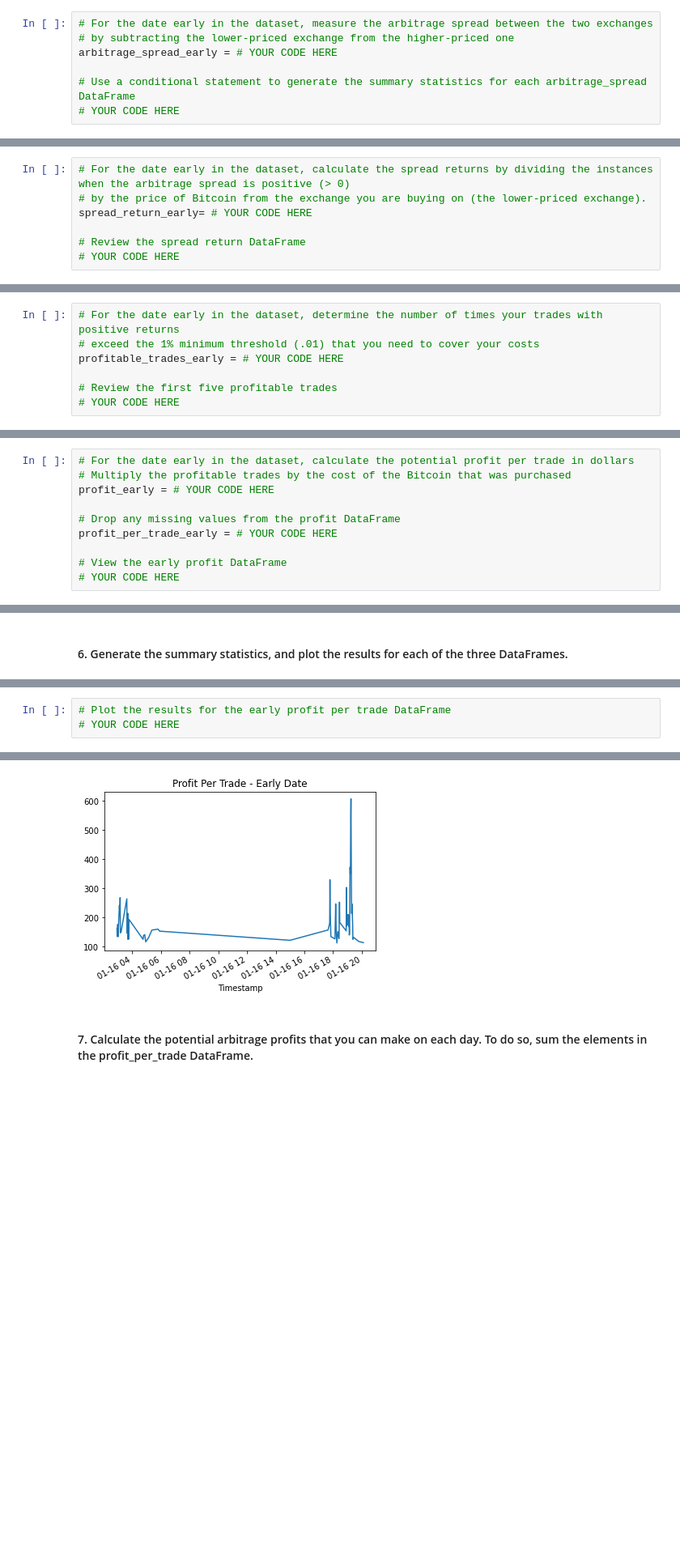
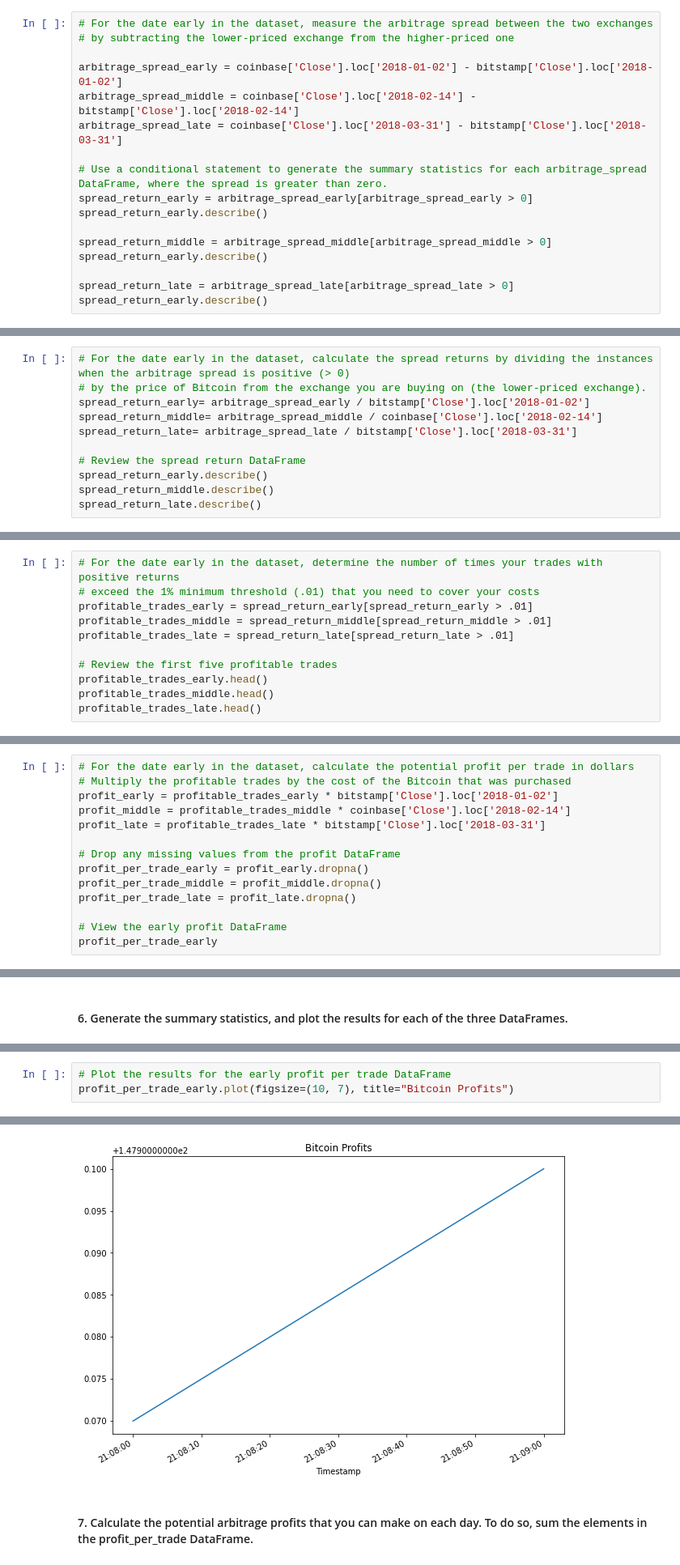
Before and after one commit to Super-Saiyan-Carl/crypto_arbitrage, a Jupyter notebook: crypto_arbitrage.ipynb, the cells around one changed output, grey strips where cells are left out. Shown: that part at 81% size. Saved outputs shown, nothing was run; the diff lists cells and outputs as text; blank space fills up the shorter version.

Commit message:
Completed up until 4.8
My code isn't right on 4.2 and it's messing things up for the rest of the report.  Need to figure out what is wrong before I push a final version.

```diff
--- a/crypto_arbitrage.ipynb
+++ b/crypto_arbitrage.ipynb
@@ -416,8 +409,18 @@ Calculate the potential profits for each date that you selected in the previous
 # %%
 # For the date early in the dataset, measure the arbitrage spread between the two exchanges
 # by subtracting the lower-priced exchange from the higher-priced one
-arbitrage_spread_early = # YOUR CODE HERE
 
-# Use a conditional statement to generate the summary statistics for each arbitrage_spread DataFrame
-# YOUR CODE HERE
+arbitrage_spread_early = coinbase['Close'].loc['2018-01-02'] - bitstamp['Close'].loc['2018-01-02']
+arbitrage_spread_middle = coinbase['Close'].loc['2018-02-14'] - bitstamp['Close'].loc['2018-02-14']
+arbitrage_spread_late = coinbase['Close'].loc['2018-03-31'] - bitstamp['Close'].loc['2018-03-31']
+
+# Use a conditional statement to generate the summary statistics for each arbitrage_spread DataFrame, where the spread is greater than zero.
+spread_return_early = arbitrage_spread_early[arbitrage_spread_early > 0]
+spread_return_early.describe()
+
+spread_return_middle = arbitrage_spread_middle[arbitrage_spread_middle > 0]
+spread_return_early.describe()
+
+spread_return_late = arbitrage_spread_late[arbitrage_spread_late > 0]
+spread_return_early.describe()
 # %% [output]
@@ -435,8 +438,12 @@ Name: Close, dtype: float64
 # %%
 # For the date early in the dataset, calculate the spread returns by dividing the instances when the arbitrage spread is positive (> 0)
 # by the price of Bitcoin from the exchange you are buying on (the lower-priced exchange).
-spread_return_early= # YOUR CODE HERE
+spread_return_early= arbitrage_spread_early / bitstamp['Close'].loc['2018-01-02']
+spread_return_middle= arbitrage_spread_middle / coinbase['Close'].loc['2018-02-14']
+spread_return_late= arbitrage_spread_late / bitstamp['Close'].loc['2018-03-31']
 
 # Review the spread return DataFrame
-# YOUR CODE HERE
+spread_return_early.describe()
+spread_return_middle.describe()
+spread_return_late.describe()
 # %% [output]
@@ -452,8 +461,12 @@ Name: Close, dtype: float64
 # %%
 # For the date early in the dataset, determine the number of times your trades with positive returns
 # exceed the 1% minimum threshold (.01) that you need to cover your costs
-profitable_trades_early = # YOUR CODE HERE
+profitable_trades_early = spread_return_early[spread_return_early > .01]
+profitable_trades_middle = spread_return_middle[spread_return_middle > .01]
+profitable_trades_late = spread_return_late[spread_return_late > .01]
 
 # Review the first five profitable trades
-# YOUR CODE HERE
+profitable_trades_early.head()
+profitable_trades_middle.head()
+profitable_trades_late.head()
 # %% [output]
@@ -485,12 +495,16 @@ Name: Close, dtype: float64
 # %%
 # For the date early in the dataset, calculate the potential profit per trade in dollars
 # Multiply the profitable trades by the cost of the Bitcoin that was purchased
-profit_early = # YOUR CODE HERE
+profit_early = profitable_trades_early * bitstamp['Close'].loc['2018-01-02']
+profit_middle = profitable_trades_middle * coinbase['Close'].loc['2018-02-14']
+profit_late = profitable_trades_late * bitstamp['Close'].loc['2018-03-31']
 
 # Drop any missing values from the profit DataFrame
-profit_per_trade_early = # YOUR CODE HERE
+profit_per_trade_early = profit_early.dropna()
+profit_per_trade_middle = profit_middle.dropna()
+profit_per_trade_late = profit_late.dropna()
 
 # View the early profit DataFrame
-# YOUR CODE HERE
+profit_per_trade_early
 # %% [output]
 Timestamp
@@ -523,5 +530,5 @@ max      606.800000
 Name: Close, dtype: float64
 # %%
 # Plot the results for the early profit per trade DataFrame
-# YOUR CODE HERE
+profit_per_trade_early.plot(figsize=(10, 7), title="Bitcoin Profits")
 # %% [output]
@@ -529,4 +536,4 @@ Name: Close, dtype: float64
-[figure, old version]
+[figure, new version]
 # %% [markdown]
 #### 7. Calculate the potential arbitrage profits that you can make on each day. To do so, sum the elements in the profit_per_trade DataFrame.
 # %%
```
Also changed, not shown: parts of 14 cells of this notebook.
